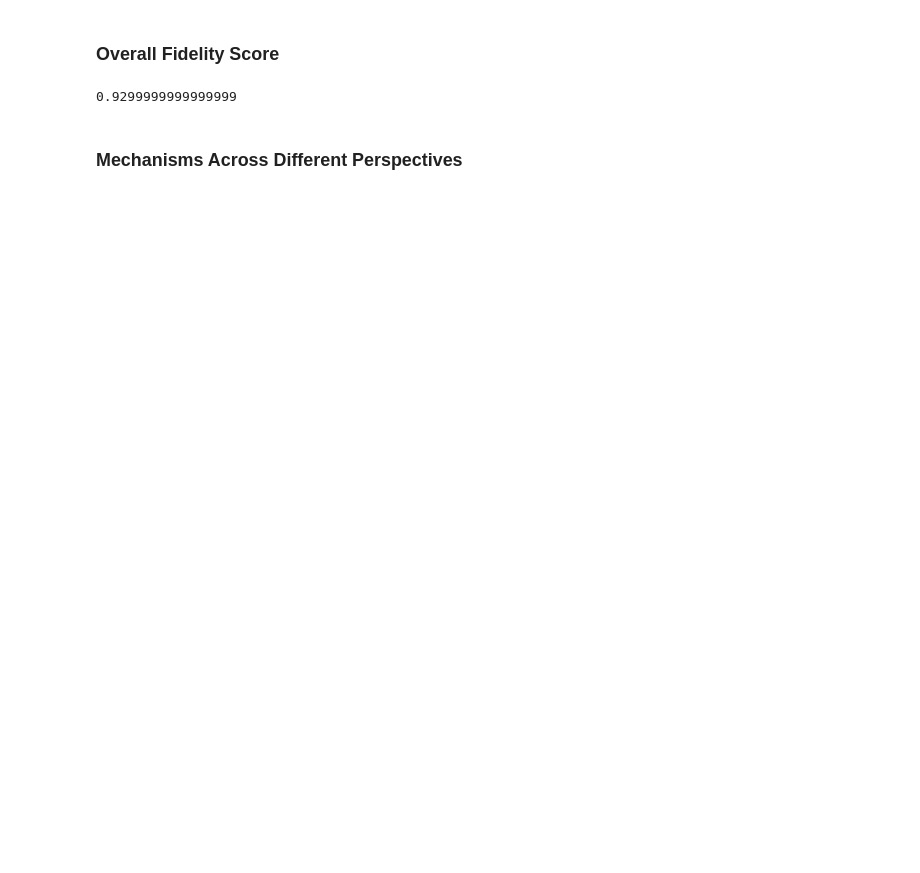
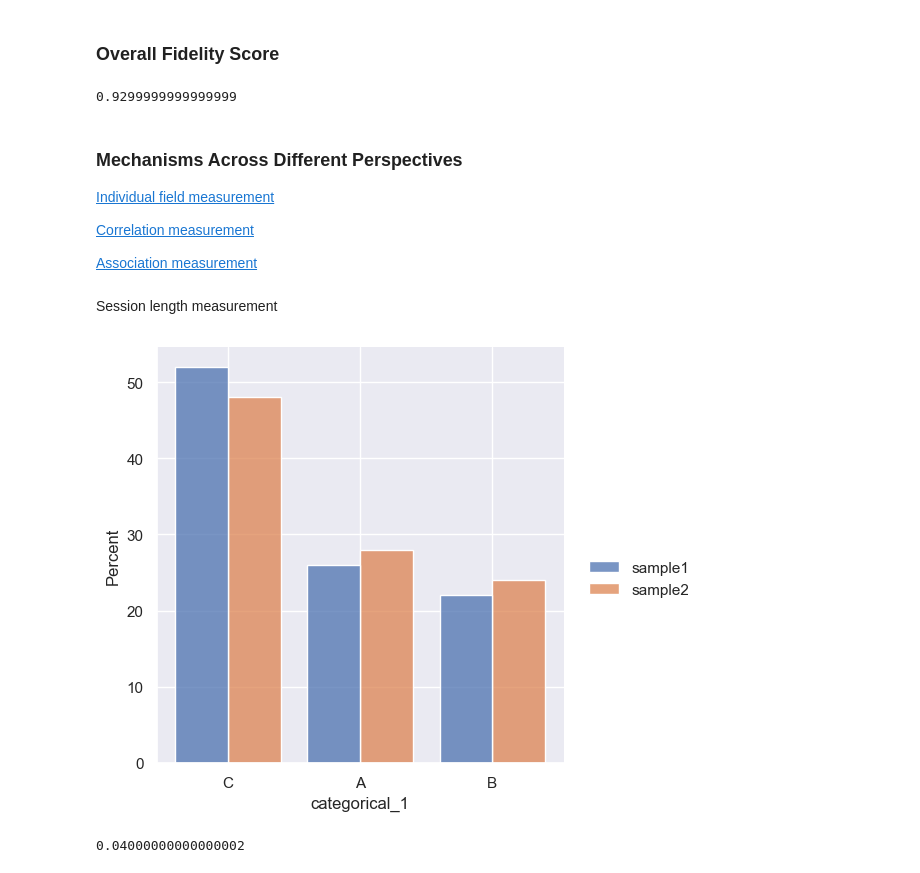
Before and after one commit to Rockfish-Data/public_tutorials, a Jupyter notebook: Getting Started/Data Evaluation/tabular_eval.ipynb, the cells around one changed output. Cells and saved outputs as stored; diff of their text form; code cells hidden in the pictures; blank space fills up the shorter version.

```diff
--- a/Getting Started/Data Evaluation/tabular_eval.ipynb
+++ b/Getting Started/Data Evaluation/tabular_eval.ipynb
@@ -34,3 +34,22 @@ rf.labs.metrics.marginal_dist_score(dataset=data, syn=syn)
 0.9299999999999999
 # %% [markdown]
 ### Mechanisms Across Different Perspectives
+
+[Individual field measurement](#individual)
+
+[Correlation measurement](#correlation)
+
+[Association measurement](#association)
+# %% [markdown]
+Session length measurement<a id="session_length"></a>
+# %%
+# categorical fields - field 1
+rf.labs.vis.plot_bar([data, syn], "categorical_1");
+# %% [output]
+[figure, added]
+# %%
+# compute the similarity on the distribution of the categorical field
+# TV distance ranges between 0 and 1, the lower the better
+rl.metrics.tv_distance(data, syn, "categorical_1")
+# %% [output]
+0.04000000000000002
```
Also changed, not shown: parts of 14 cells of this notebook, 1 other file.
